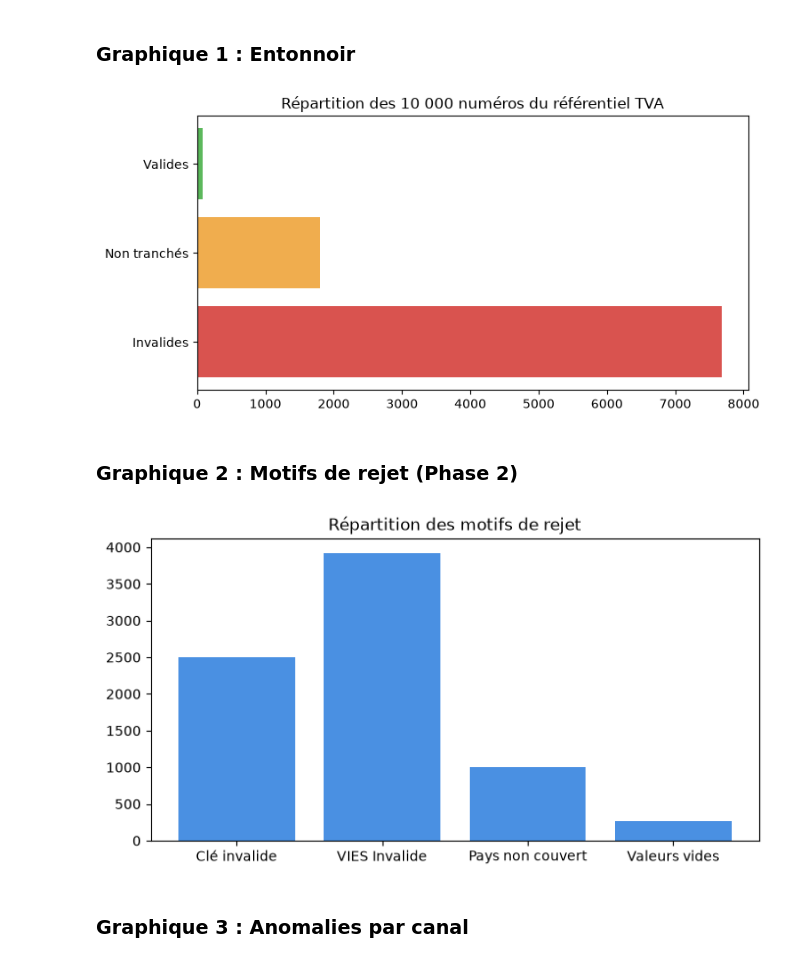
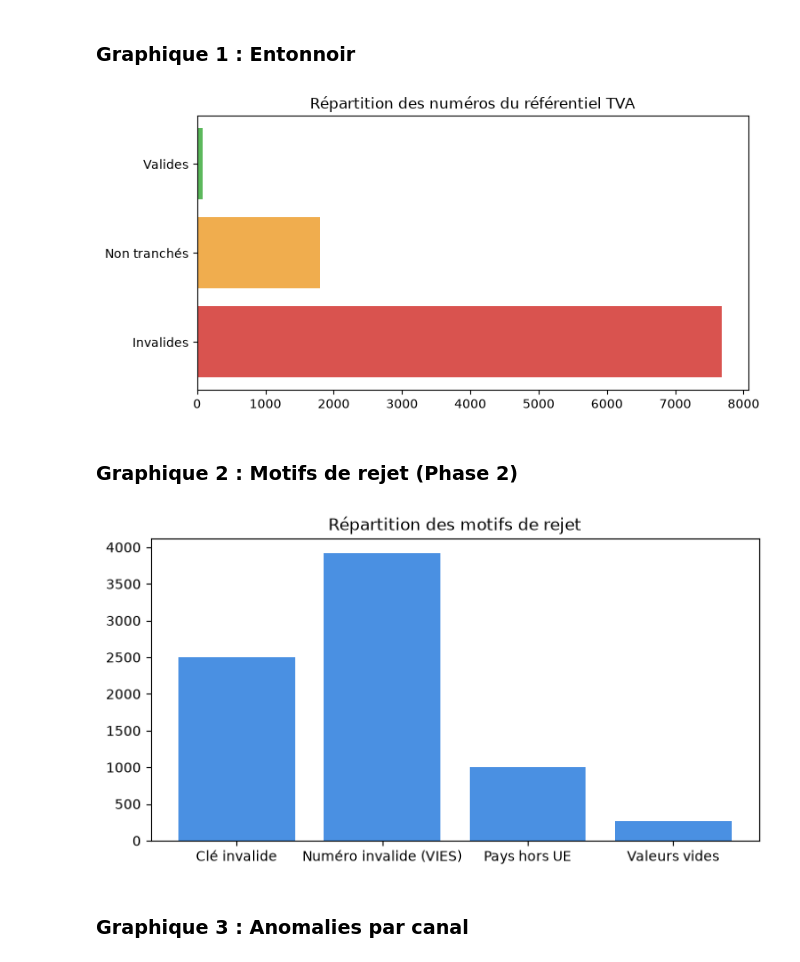
Before and after one commit to DarkSpharx/TVA_API-VIES, a Jupyter notebook: notebook/analyse.ipynb, the cells around one changed output. Saved outputs shown, nothing was run; the diff lists cells and outputs as text; code cells hidden in the pictures.

```diff
--- a/notebook/analyse.ipynb
+++ b/notebook/analyse.ipynb
@@ -87,34 +87,36 @@ display(tableau_reconciliation)
 # %%
 vies_valides = len(df_vies[df_vies["isValid"] == "True"])
 vies_invalides = len(df_vies[df_vies["userError"] == "INVALID"])
 vies_non_tranches = len(df_vies[df_vies["userError"] == "MS_MAX_CONCURRENT_REQ"])
 total_vies = len(df_vies)
 
 valides_estimes = int(5802 * (vies_valides / total_vies))
 invalides_vies_estimes = int(5802 * (vies_invalides / total_vies))
 non_tranches_estimes = int(5802 * (vies_non_tranches / total_vies))
 
 tot_valides = valides_estimes
 tot_invalides = 2499 + 1000 + 261 + invalides_vies_estimes
 tot_non_tranches = non_tranches_estimes
 
 plt.figure(figsize=(8, 4))
-plt.barh(["Invalides", "Non tranchés", "Valides"], [tot_invalides, tot_non_tranches, tot_valides], color=["#d9534f", "#f0ad4e", "#5cb85c"])
-plt.title("Répartition des 10 000 numéros du référentiel TVA")
+bars = plt.barh(["Invalides", "Non tranchés", "Valides"], [tot_invalides, tot_non_tranches, tot_valides], color=["#d9534f", "#f0ad4e", "#5cb85c"])
+plt.title("Répartition des numéros du référentiel TVA")
 plt.savefig(graph_dir / "1_reconciliation_globale.png", dpi=300, bbox_inches='tight')
 plt.show()
 # %% [output]
-[figure, old version]
+[figure, new version]
 # %% [markdown]
 ### Graphique 2 : Motifs de rejet (Phase 2)
 # %%
 plt.figure(figsize=(8, 4))
-plt.bar(["Clé invalide", "VIES Invalide", "Pays non couvert", "Valeurs vides"], [2499, invalides_vies_estimes, 1000, 261], color="#4a90e2")
+motifs = ["Clé invalide", "Numéro invalide (VIES)", "Pays hors UE", "Valeurs vides"]
+valeurs = [2499, invalides_vies_estimes, 1000, 261]
+bars = plt.bar(motifs, valeurs, color="#4a90e2")
 plt.title("Répartition des motifs de rejet")
-plt.savefig(graph_dir / "2_motifs_rejet.png", bbox_inches='tight')
+plt.savefig(graph_dir / "2_motifs_rejet.png", dpi=300, bbox_inches='tight')
 plt.show()
 # %% [output]
-[figure, old version]
+[figure, new version]
 # %% [markdown]
 ### Graphique 3 : Anomalies par canal
 # %% [markdown]
```
Also changed, not shown: parts of 1 cell of this notebook, 4 other files.
